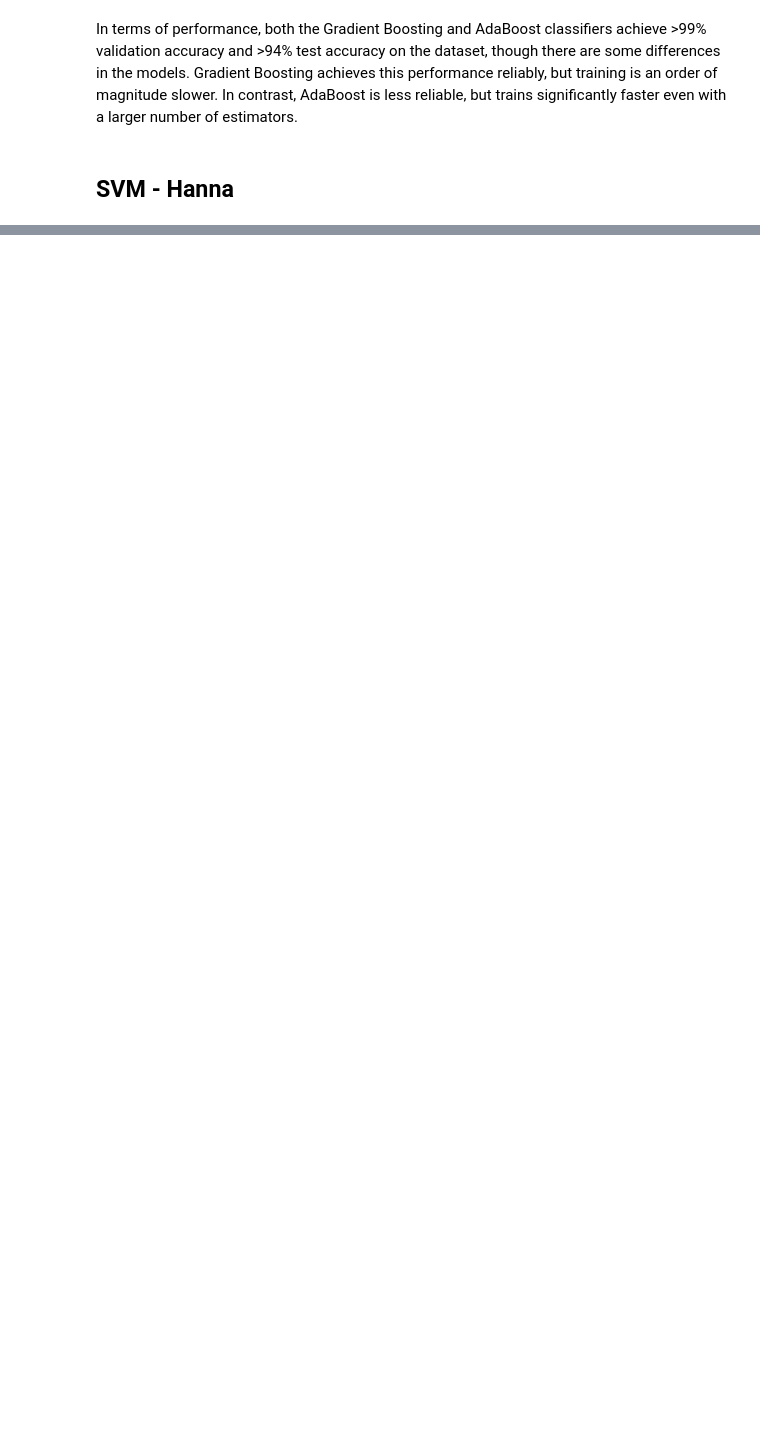
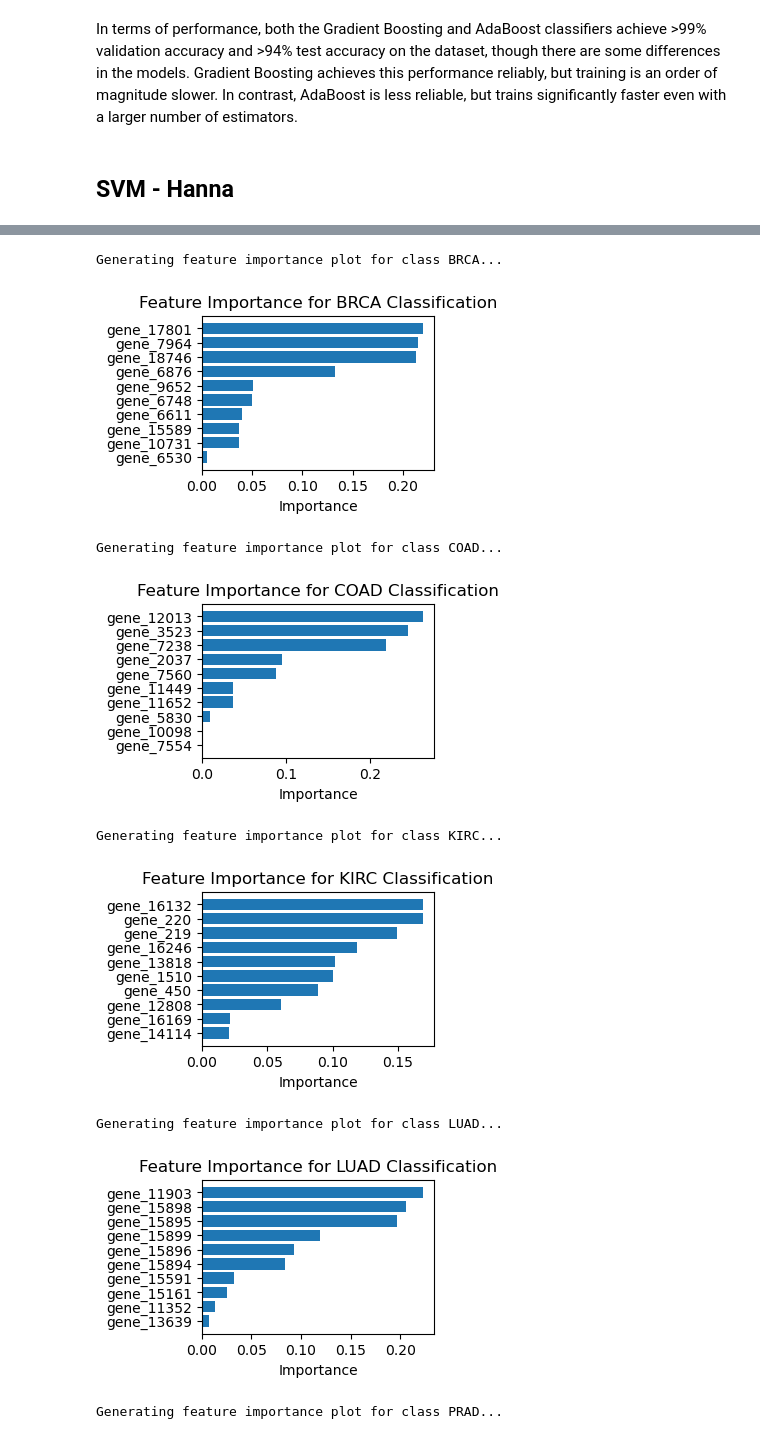
Before and after one commit to JackHanke/DSProject, a Jupyter notebook: main.ipynb, the cells around one changed output, grey strips where cells are left out. Saved outputs shown, nothing was run; the diff lists cells and outputs as text; code cells hidden in the pictures; blank space fills up the shorter version.

```diff
--- a/main.ipynb
+++ b/main.ipynb
@@ -496,0 +701,17 @@ weighted avg       0.99      0.99      0.99       161
+# %%
+class_top_features = {}
+
+for cls in classes:
+    f_scores = class_f_scores[cls]['f_scores']
+    sorted_indices = np.argsort(f_scores)[::-1][:top_n]
+    class_top_features[cls] = [feature_names[i] for i in sorted_indices]
+
+print("\nTop Features for Each Class:")
+for cls, features in class_top_features.items():
+    print(f"Class {cls}: {features}")
+
+for cls in classes:
+    other_classes = set(classes) - {cls}
+    other_features = set().union(*(class_top_features[c] for c in other_classes))
+    unique_features = set(class_top_features[cls]) - other_features
+    print(f"\nUnique Features for Class {cls}: {list(unique_features)}")
@@ -496,0 +769,45 @@ weighted avg       0.99      0.99      0.99       161
+# %%
+unique_features_by_class = {
+    'BRCA': ['gene_6876', 'gene_6611', 'gene_6530', 'gene_9652', 'gene_6748',
+             'gene_17801', 'gene_7964', 'gene_15589', 'gene_18746', 'gene_10731'],
+    'COAD': ['gene_2037', 'gene_7560', 'gene_3523', 'gene_7238', 'gene_5830',
+             'gene_7554', 'gene_11449', 'gene_12013', 'gene_10098', 'gene_11652'],
+    'KIRC': ['gene_219', 'gene_1510', 'gene_220', 'gene_12808', 'gene_13818',
+             'gene_450', 'gene_16246', 'gene_14114', 'gene_16132', 'gene_16169'],
+    'LUAD': ['gene_11903', 'gene_13639', 'gene_15895', 'gene_15898', 'gene_15899',
+             'gene_15896', 'gene_15161', 'gene_11352', 'gene_15591', 'gene_15894'],
+    'PRAD': ['gene_12995', 'gene_9626', 'gene_3737', 'gene_203', 'gene_13976',
+             'gene_9176', 'gene_9175', 'gene_16358', 'gene_12848', 'gene_18135']
+}
+
+for class_label, unique_features in unique_features_by_class.items():
+    print(f"\nGenerating feature importance plot for class {class_label}...")
+
+    class_indices = [feature_names.index(f) for f in unique_features]
+
+    X_train_class = X_train[:, class_indices]
+    y_train_class = (y_train == class_label).astype(int)
+
+    rf_class = RandomForestClassifier(n_estimators=100, random_state=42)
+    rf_class.fit(X_train_class, y_train_class)
+
+    importances = rf_class.feature_importances_
+    sorted_indices = np.argsort(importances)[::-1]
+
+    plt.figure(figsize=(3, 2))
+    plt.barh(range(len(unique_features)), importances[sorted_indices], align='center')
+    plt.yticks(range(len(unique_features)), [unique_features[i] for i in sorted_indices])
+    plt.xlabel("Importance")
+    plt.title(f"Feature Importance for {class_label} Classification")
+    plt.gca().invert_yaxis()
+    plt.show()
+# %% [output]
+Generating feature importance plot for class BRCA...
+[figure, added]
+Generating feature importance plot for class COAD...
+[figure, added]
+Generating feature importance plot for class KIRC...
+[figure, added]
+Generating feature importance plot for class LUAD...
+[figure, added]
+Generating feature importance plot for class PRAD...
```
Also changed, not shown: parts of 22 cells of this notebook.
